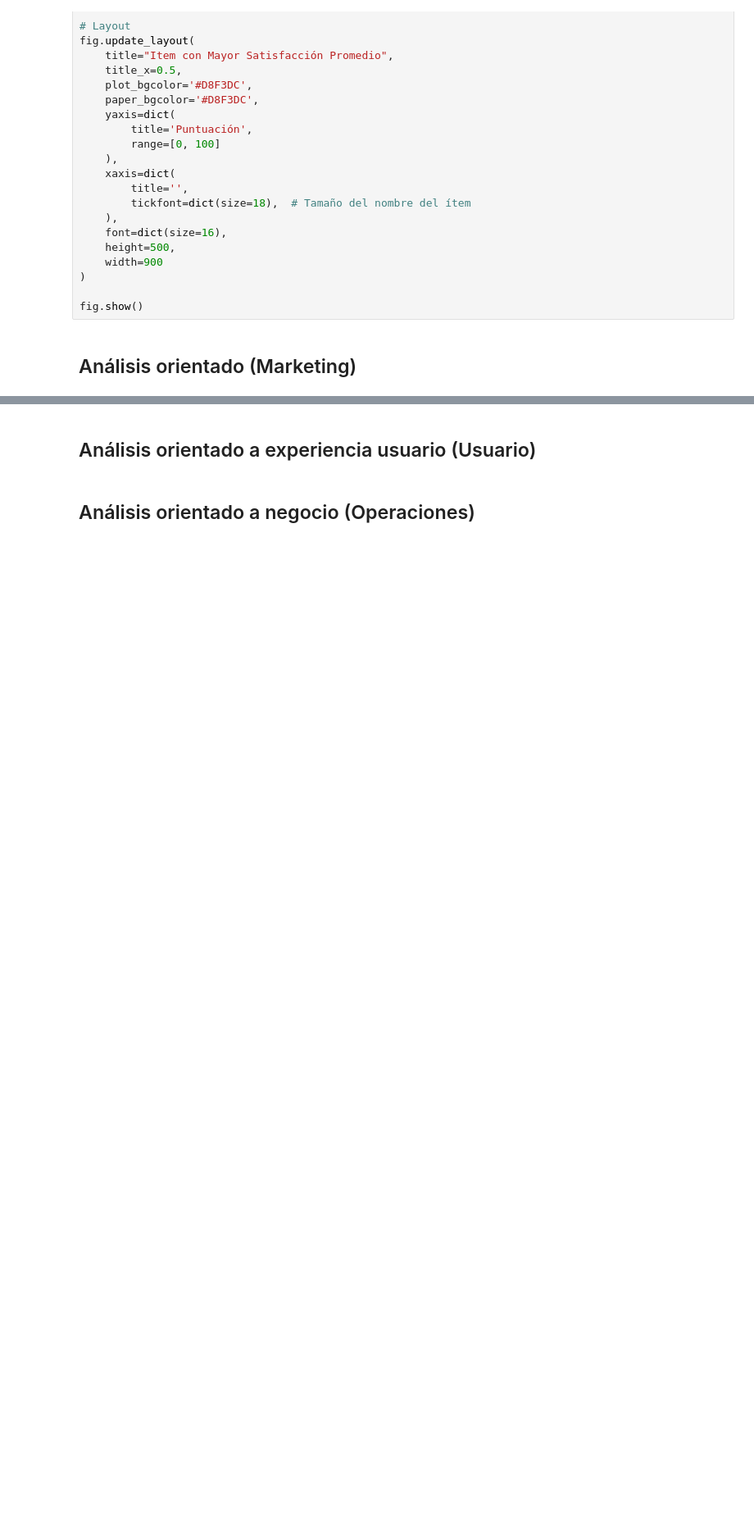
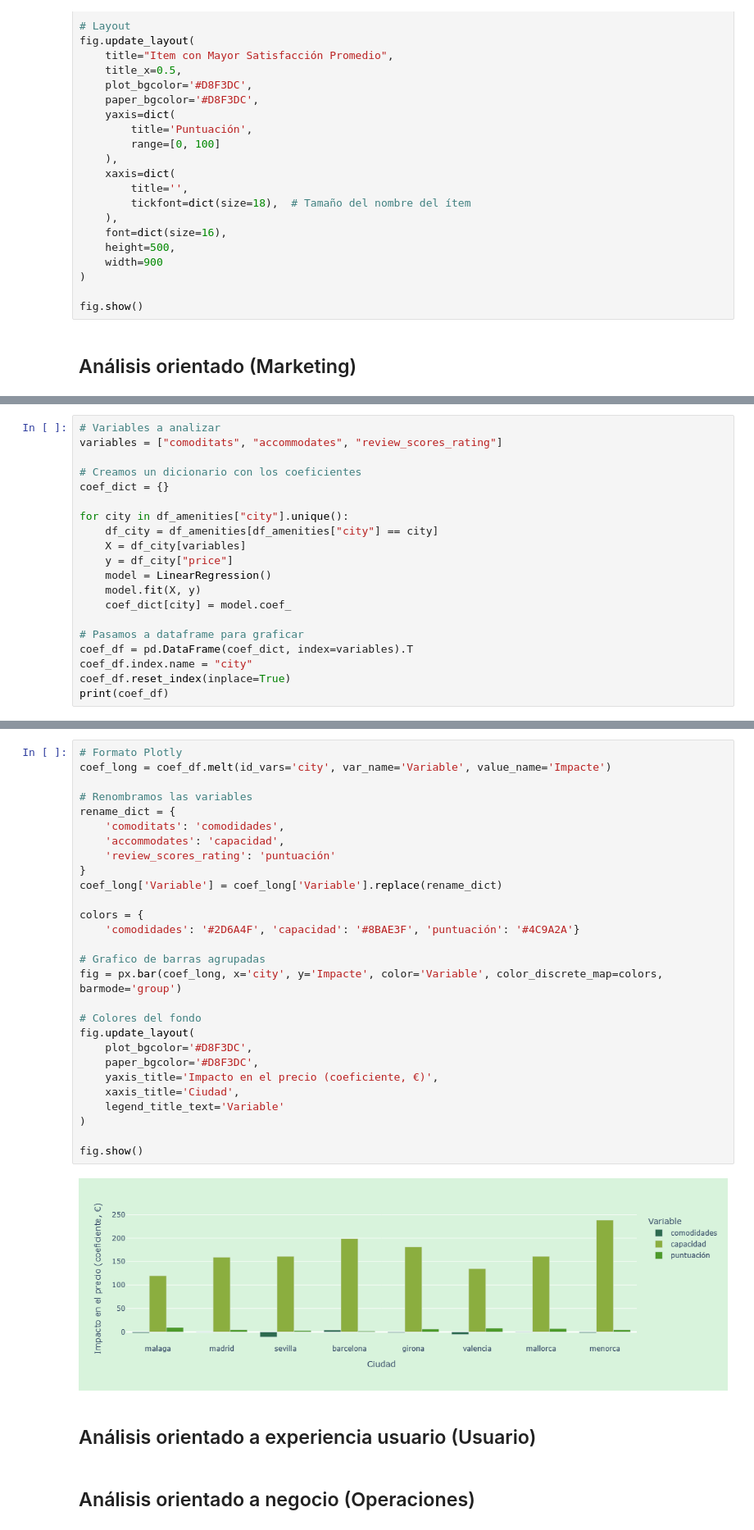
Before and after one commit to MarinaTorba/PersonalDataProrjects, a Jupyter notebook: Equip_10/Scripts/Sprint_2/Script_Sprint_2.ipynb, the cells around one changed output, grey strips where cells are left out. Shown at 82% size. Saved outputs shown, nothing was run; the diff lists cells and outputs as text; blank space fills up the shorter version.

```diff
--- a/Equip_10/Scripts/Sprint_2/Script_Sprint_2.ipynb
+++ b/Equip_10/Scripts/Sprint_2/Script_Sprint_2.ipynb
@@ -303,0 +331,20 @@ fig.show()
+# %%
+# Variables a analizar
+variables = ["comoditats", "accommodates", "review_scores_rating"]
+
+# Creamos un dicionario con los coeficientes
+coef_dict = {}
+
+for city in df_amenities["city"].unique():
+    df_city = df_amenities[df_amenities["city"] == city]
+    X = df_city[variables]
+    y = df_city["price"]
+    model = LinearRegression()
+    model.fit(X, y)
+    coef_dict[city] = model.coef_
+
+# Pasamos a dataframe para graficar
+coef_df = pd.DataFrame(coef_dict, index=variables).T
+coef_df.index.name = "city"
+coef_df.reset_index(inplace=True)
+print(coef_df)
@@ -304,3 +361,33 @@ fig.show()
+# %%
+# Formato Plotly
+coef_long = coef_df.melt(id_vars='city', var_name='Variable', value_name='Impacte')
+
+# Renombramos las variables
+rename_dict = {
+    'comoditats': 'comodidades',
+    'accommodates': 'capacidad',
+    'review_scores_rating': 'puntuación'
+}
+coef_long['Variable'] = coef_long['Variable'].replace(rename_dict)
+
+colors = {
+    'comodidades': '#2D6A4F', 'capacidad': '#8BAE3F', 'puntuación': '#4C9A2A'}
+
+# Grafico de barras agrupadas
+fig = px.bar(coef_long, x='city', y='Impacte', color='Variable', color_discrete_map=colors, barmode='group')
+
+# Colores del fondo
+fig.update_layout(
+    plot_bgcolor='#D8F3DC',
+    paper_bgcolor='#D8F3DC',
+    yaxis_title='Impacto en el precio (coeficiente, €)',
+    xaxis_title='Ciudad',
+    legend_title_text='Variable'
+)
+
+fig.show()
+# %% [output]
+[figure, added]
 # %% [markdown]
 ## Análisis orientado a experiencia usuario (Usuario)
 # %% [markdown]
```
Also changed, not shown: parts of 4 cells of this notebook.
